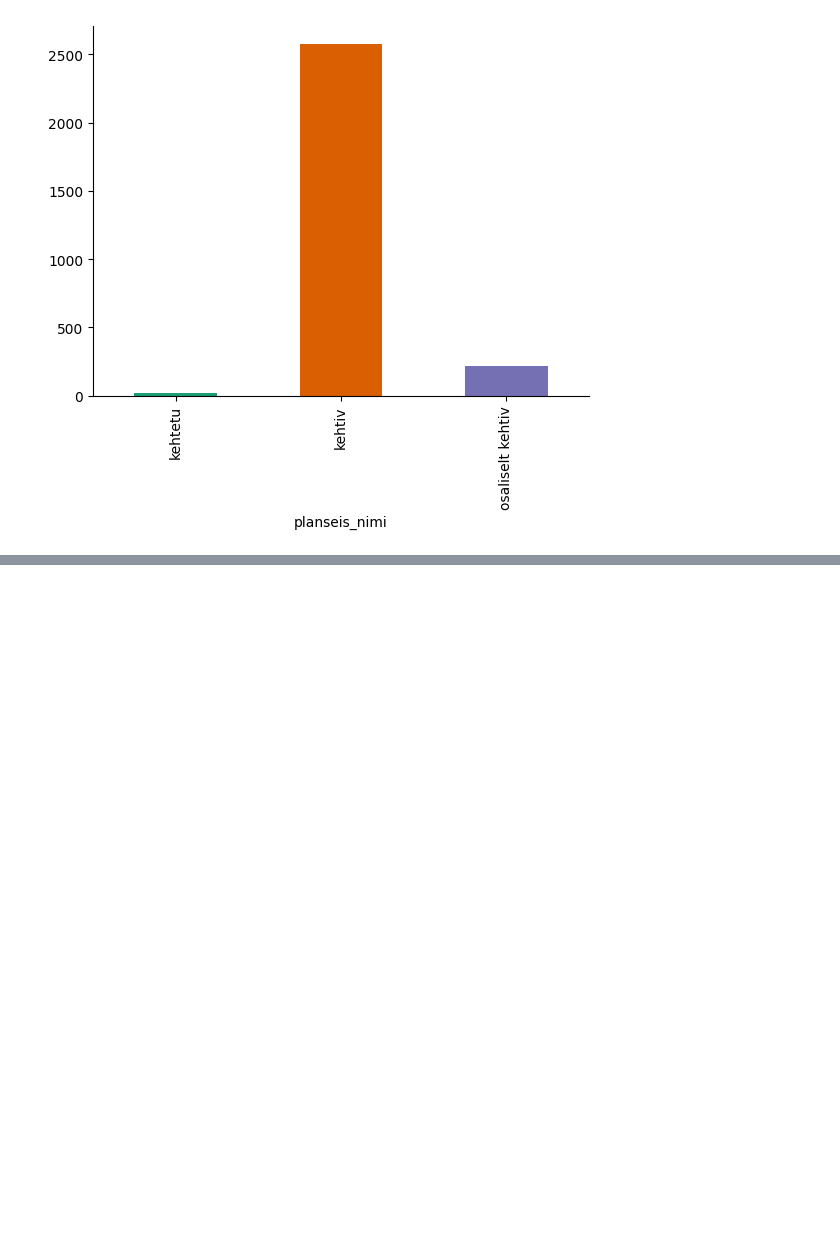
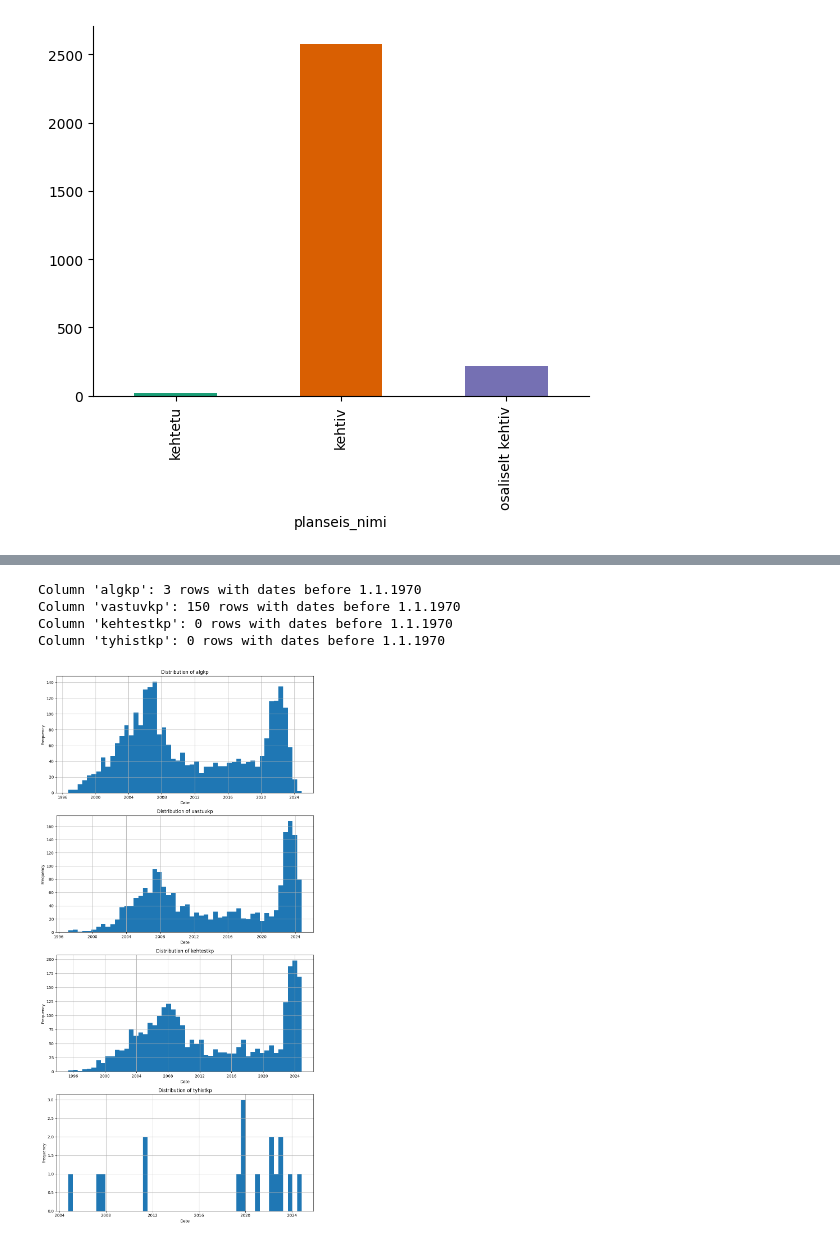
Before and after one commit to taavip/PLANK, a Jupyter notebook: plank_statistika_kvaliteedi_analyys.ipynb, the cells around one changed output, grey strips where cells are left out. Cells and saved outputs as stored; diff of their text form; code cells hidden in the pictures; blank space fills up the shorter version.

```diff
--- a/plank_statistika_kvaliteedi_analyys.ipynb
+++ b/plank_statistika_kvaliteedi_analyys.ipynb
@@ -151,8 +151,13 @@ gdfs['plank:detailplaneering'].dtypes
 | geometry | geometry |
 dtype: object
 # %%
-gdfs['plank:detailplaneering']['vastuvkp|timePosition'] = pd.to_datetime(gdfs['plank:detailplaneering']['vastuvkp|timePosition'])
-gdfs['plank:detailplaneering']['kehtestkp|timePosition'] = pd.to_datetime(gdfs['plank:detailplaneering']['kehtestkp|timePosition'])
+gdfs['plank:detailplaneering']['algkp'] = pd.to_datetime(gdfs['plank:detailplaneering']['timePosition'], errors='coerce')
+gdfs['plank:detailplaneering']['vastuvkp'] = pd.to_datetime(gdfs['plank:detailplaneering']['vastuvkp|timePosition'], errors='coerce')
+gdfs['plank:detailplaneering']['kehtestkp'] = pd.to_datetime(gdfs['plank:detailplaneering']['kehtestkp|timePosition'], errors='coerce')
+gdfs['plank:detailplaneering']['tyhistkp'] = pd.to_datetime(gdfs['plank:detailplaneering']['tyhistkp|timePosition'], errors='coerce')
+
+# Delete the original columns
+gdfs['plank:detailplaneering'].drop(['timePosition', 'vastuvkp|timePosition', 'kehtestkp|timePosition', 'tyhistkp|timePosition'], axis=1, inplace=True)
 # %%
 # @title planseis_nimi
 
@@ -164,0 +187,15 @@ plt.gca().spines[['top', 'right',]].set_visible(False)
+# %%
+from datetime import datetime
+
+# Create a datetime object for 1.1.1970
+cutoff_date = datetime(1970, 1, 1)
+
+# Filter the GeoDataFrame for each datetime column
+filtered_rows = {}
+for col in gdfs['plank:detailplaneering'].select_dtypes(include=['datetime']).columns:
+    filtered_rows[col] = gdfs['plank:detailplaneering'][gdfs['plank:detailplaneering'][col] < cutoff_date]
+
+# Print the filtered rows for each column
+for col, rows in filtered_rows.items():
+    print(f"Rows with dates before 1.1.1970 in column '{col}':")
+    print(rows)
@@ -164,0 +219,56 @@ plt.gca().spines[['top', 'right',]].set_visible(False)
+# %%
+from datetime import datetime
+
+# Create a datetime object for 1.1.1970
+cutoff_date = datetime(1970, 1, 1)
+
+# Create a dictionary to store filtered rows and their counts
+filtered_rows_and_counts = {}
+
+# Filter and count rows for each datetime column
+for col in gdfs['plank:detailplaneering'].select_dtypes(include=['datetime']).columns:
+    # Filter rows
+    filtered_rows = gdfs['plank:detailplaneering'][gdfs['plank:detailplaneering'][col] < cutoff_date]
+
+    # Store filtered rows and count in the dictionary
+    filtered_rows_and_counts[col] = {
+        'rows': filtered_rows,
+        'count': len(filtered_rows)
+    }
+
+    # Change dates to NaT in the original dataframe
+    gdfs['plank:detailplaneering'].loc[gdfs['plank:detailplaneering'][col] < cutoff_date, col] = pd.NaT
+
+# Print the counts
+for col, data in filtered_rows_and_counts.items():
+    print(f"Column '{col}': {data['count']} rows with dates before 1.1.1970")
+
+# Access the filtered rows using filtered_rows_and_counts[column_name]['rows']
+# For example, to access the rows for the 'algkp' column:
+filtered_algkp_rows = filtered_rows_and_counts['algkp']['rows']
+# %% [output]
+Column 'algkp': 3 rows with dates before 1.1.1970
+Column 'vastuvkp': 150 rows with dates before 1.1.1970
+Column 'kehtestkp': 0 rows with dates before 1.1.1970
+Column 'tyhistkp': 0 rows with dates before 1.1.1970
+# %%
+import matplotlib.pyplot as plt
+
+# Select only the datetime columns
+datetime_cols = gdfs['plank:detailplaneering'].select_dtypes(include=['datetime']).columns
+
+# Create subplots for each datetime column
+fig, axes = plt.subplots(len(datetime_cols), 1, figsize=(10, 5 * len(datetime_cols)), sharex=False)  # Adjust figsize as needed
+
+# Plot the distribution for each column
+for i, col in enumerate(datetime_cols):
+    ax = axes[i]
+    gdfs['plank:detailplaneering'][col].hist(ax=ax, bins=50)  # Adjust bins as needed
+    ax.set_title(f'Distribution of {col}')
+    ax.set_xlabel('Date')
+    ax.set_ylabel('Frequency')
+
+plt.tight_layout()
+plt.show()
+# %% [output]
+[figure, added]
```
Also changed, not shown: parts of 9 cells of this notebook.
